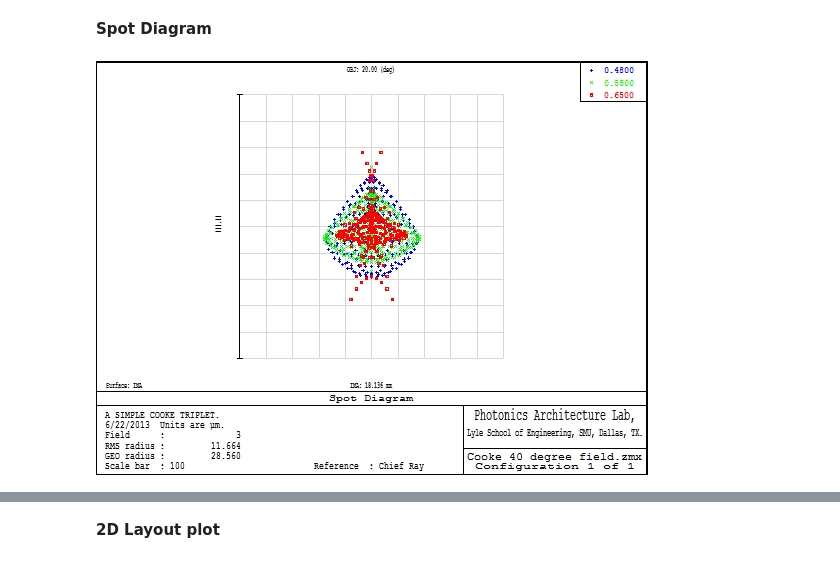
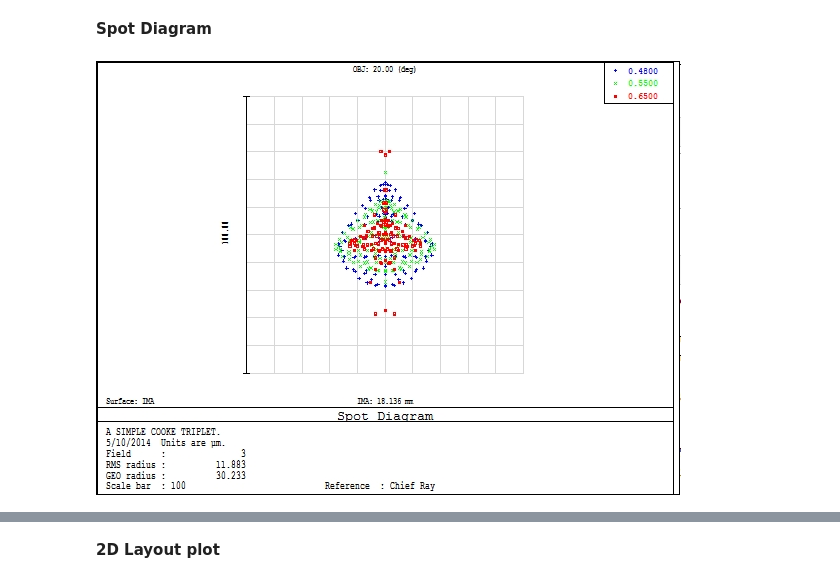
Before and after one commit to xzos/PyZDDE, a Jupyter notebook: Examples/IPNotebooks/pyZDDE_Usage_Test_In_Notebook.ipynb, the cells around one changed output, grey strips where cells are left out. Saved outputs shown, nothing was run; the diff lists cells and outputs as text; code cells hidden in the pictures.

```diff
--- a/Examples/IPNotebooks/pyZDDE_Usage_Test_In_Notebook.ipynb
+++ b/Examples/IPNotebooks/pyZDDE_Usage_Test_In_Notebook.ipynb
@@ -38 +33,3 @@ l.zDDEInit()
+# %%
+l = pyz.createLink()
 # %% [markdown]
@@ -159,7 +158,7 @@ l.ipzCaptureWindow(3)
 # %% [markdown]
 **Spot Diagram**
 # %%
-l.ipzCaptureWindow(4)
+l.ipzCaptureWindowLQ(4)
 # %% [output]
-[figure, old version]
+[figure, new version]
 # %% [markdown]
```
Also changed, not shown: parts of 25 cells of this notebook, 13 other files.
